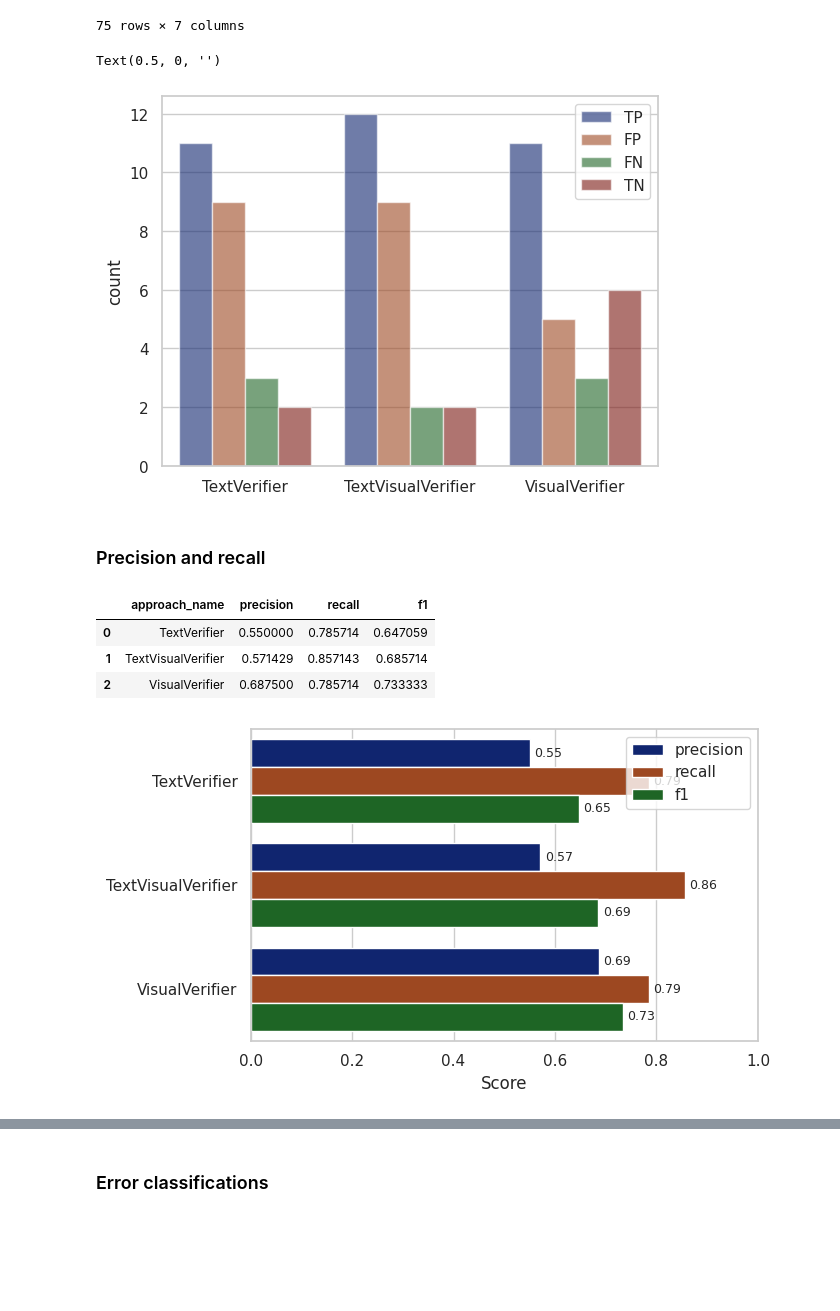
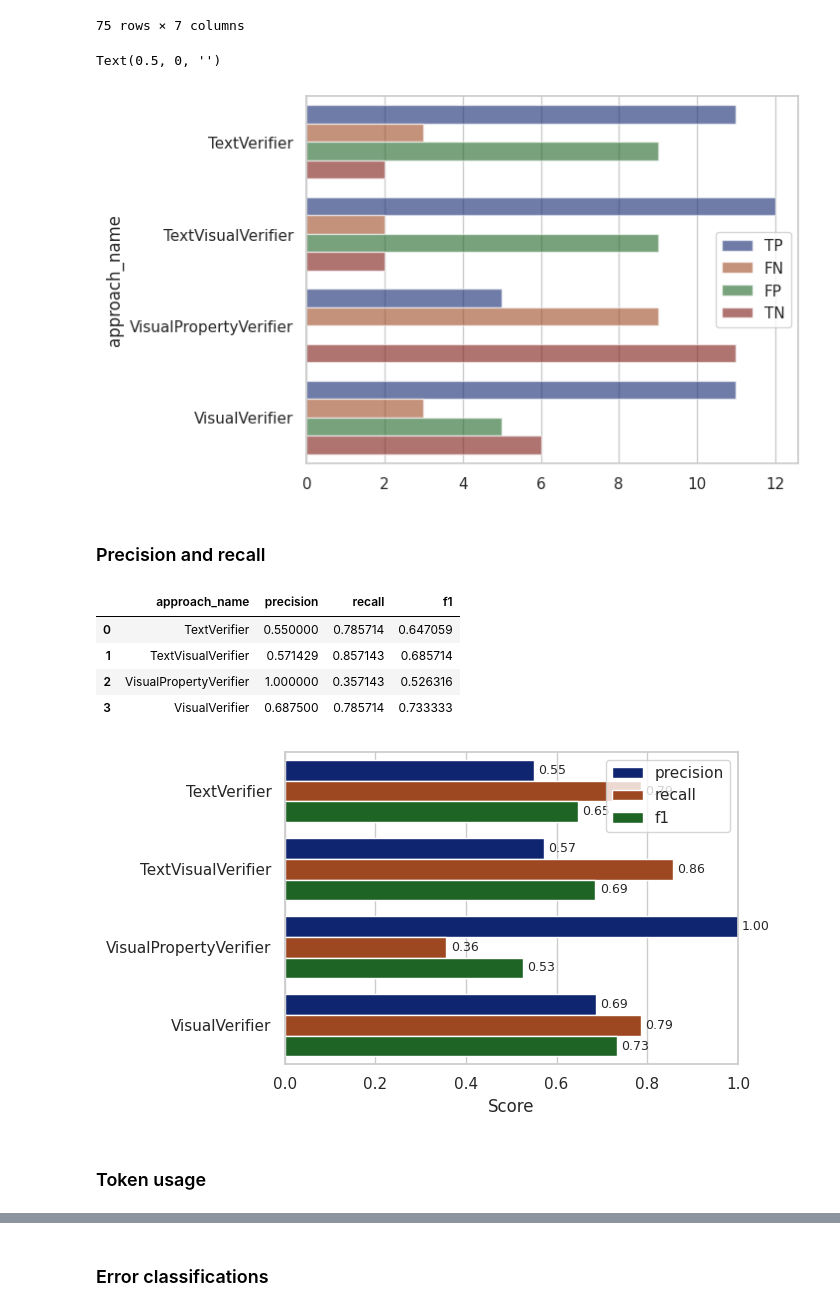
Before and after one commit to IV2C/VIFagent, a Jupyter notebook: notebooks/verifier_exploitation/verifier_exploitation.ipynb, the cells around one changed output, grey strips where cells are left out. Saved outputs shown, nothing was run; the diff lists cells and outputs as text; code cells hidden in the pictures; blank space fills up the shorter version.

Commit message:
add execution of prop verif and visualization of token usage

```diff
--- a/notebooks/verifier_exploitation/verifier_exploitation.ipynb
+++ b/notebooks/verifier_exploitation/verifier_exploitation.ipynb
@@ -5,7 +5,7 @@ from datasets import load_from_disk,Dataset
 import pandas as pd
 import seaborn as sb
 
-ds_path =f"notebooks/verifier_execution/2025-11-03-14-ds_conc"
+ds_path =f"notebooks/verifier_execution/2025-11-03-14-ds_conc-p"
 full_ds = load_from_disk(ds_path)
 # %% [markdown]
 ### TP FP rates
@@ -59,23 +59,24 @@ rates_agg_df = (
 # %%
 import seaborn as sns
 import matplotlib.ticker as ticker
 
 sns.set_theme(style="whitegrid")
 
 g = sns.countplot(
     data=rates_agg_df,
-    x="approach_name",
+    y="approach_name",
     hue="classification",
     palette="dark",
     alpha=0.6,
 )
+#todo change order and color of the labels to make it clearer
 
 g.yaxis.set_major_locator(ticker.MaxNLocator(integer=True))
 g.legend_.set_title(None)
 g.set_xlabel("")
 # %% [output]
 Text(0.5, 0, '')
-[figure, old version]
+[figure, new version]
 # %% [markdown]
 ### Precision and recall
 # %%
@@ -96,7 +97,8 @@ metrics_df
 |  | approach_name | precision | recall | f1 |
 | 0 | TextVerifier | 0.550000 | 0.785714 | 0.647059 |
 | 1 | TextVisualVerifier | 0.571429 | 0.857143 | 0.685714 |
-| 2 | VisualVerifier | 0.687500 | 0.785714 | 0.733333 |
+| 2 | VisualPropertyVerifier | 1.000000 | 0.357143 | 0.526316 |
+| 3 | VisualVerifier | 0.687500 | 0.785714 | 0.733333 |
 # %%
 import seaborn as sns
 import matplotlib.pyplot as plt
@@ -127,4 +129,6 @@ g.set_xlim(0, 1)
 plt.tight_layout()
 plt.show()
 # %% [output]
-[figure, old version]
+[figure, new version]
+# %% [markdown]
+### Token usage
```
Also changed, not shown: parts of 3 cells of this notebook, 2 other files.
